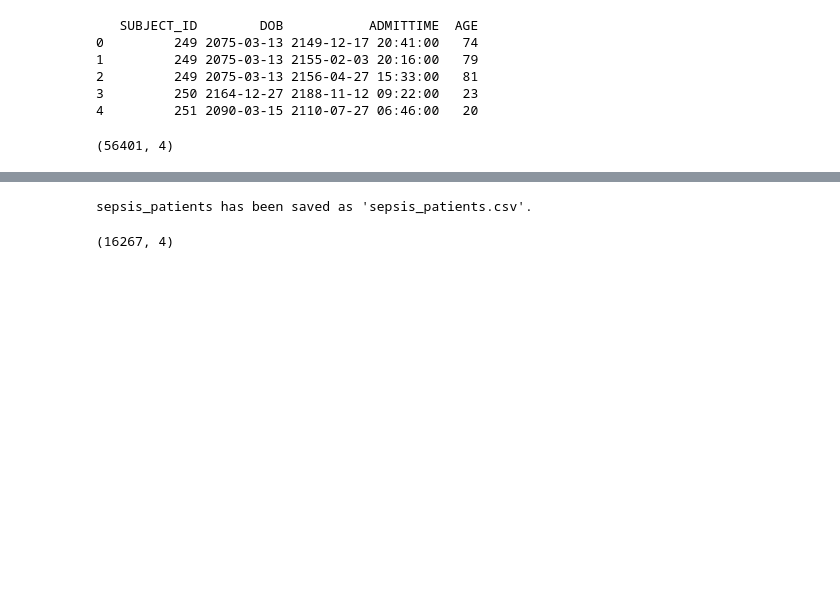
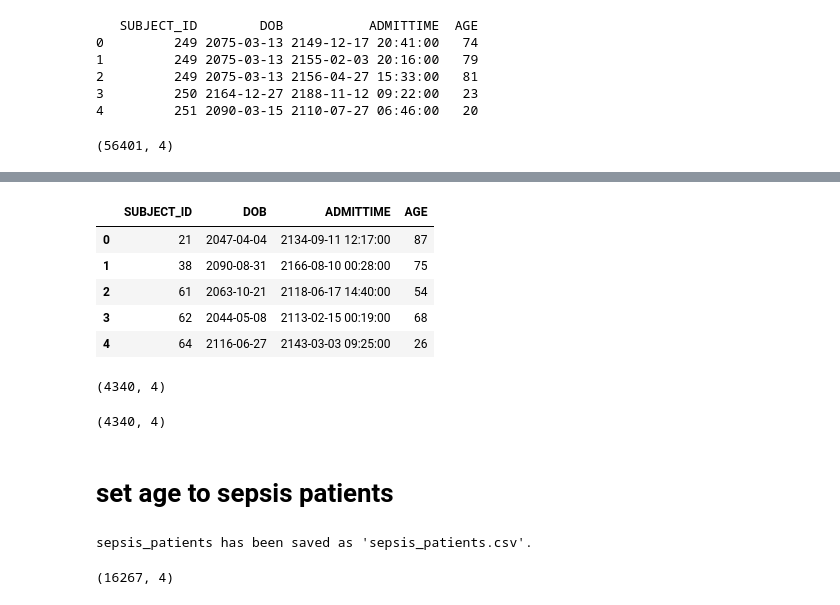
Before and after one commit to ParsaHaghighatgoo/mimic-analysis, a Jupyter notebook: ExtractSepsisPatients.ipynb, the cells around one changed output, grey strips where cells are left out. Drawn from its saved outputs; the diff is of its cells as text; code cells hidden in the pictures; blank space fills up the shorter version.

```diff
--- a/ExtractSepsisPatients.ipynb
+++ b/ExtractSepsisPatients.ipynb
@@ -349,6 +304,6 @@ Name: ADMITTIME, dtype: object
 # %%
 # Merge PATIENTS (cleaned) and ADMISSIONS (cleaned)
-merged_df = pd.merge(
+patients_with_admissions_with_age = pd.merge(
     patients_cleaned[['SUBJECT_ID', 'DOB']],
     admissions[['SUBJECT_ID', 'ADMITTIME']],
     on='SUBJECT_ID',
@@ -356,13 +311,13 @@ merged_df = pd.merge(
 )
 
 # Calculate age using native Python datetime
-merged_df['AGE'] = merged_df.apply(
+patients_with_admissions_with_age['AGE'] = patients_with_admissions_with_age.apply(
     lambda row: (row['ADMITTIME'].to_pydatetime() - row['DOB'].to_pydatetime()).days // 365 if row['DOB'] and row['ADMITTIME'] else None,
     axis=1
 )
 
 # Display results
-print(merged_df[['SUBJECT_ID', 'DOB', 'ADMITTIME', 'AGE']].head())
+print(patients_with_admissions_with_age[['SUBJECT_ID', 'DOB', 'ADMITTIME', 'AGE']].head())
 # %% [output]
    SUBJECT_ID        DOB           ADMITTIME  AGE
 0         249 2075-03-13 2149-12-17 20:41:00   74
@@ -418,0 +332,4 @@ Name: DOB, dtype: datetime64[ns]
+# %%
+# choose sepsis patients from admissions
+filtered_age = patients_with_admissions_with_age[patients_with_admissions_with_age['SUBJECT_ID'].isin(sepsis_patients_corrected['SUBJECT_ID'])]
+filtered_age.shape
@@ -418,0 +338,3 @@ Name: DOB, dtype: datetime64[ns]
+# %%
+filtered_age = filtered_age.sort_values(by='ADMITTIME')
+filtered_admissions.head()
@@ -418,0 +354,3 @@ Name: DOB, dtype: datetime64[ns]
+# %%
+# Group by `subject_id` and keep the first occurrence for duplicates
+unique_or_first_age = filtered_age.groupby('SUBJECT_ID', as_index=False).first()
@@ -418,0 +364,14 @@ Name: DOB, dtype: datetime64[ns]
+# %%
+unique_or_first_age.shape
+unique_or_first_age.head()
+# %% [output]
+|  | SUBJECT_ID | DOB | ADMITTIME | AGE |
+| 0 | 21 | 2047-04-04 | 2134-09-11 12:17:00 | 87 |
+| 1 | 38 | 2090-08-31 | 2166-08-10 00:28:00 | 75 |
+| 2 | 61 | 2063-10-21 | 2118-06-17 14:40:00 | 54 |
+| 3 | 62 | 2044-05-08 | 2113-02-15 00:19:00 | 68 |
+| 4 | 64 | 2116-06-27 | 2143-03-03 09:25:00 | 26 |
+# %%
+unique_or_first_age.shape
+# %% [output]
+(4340, 4)
@@ -419,3 +380,9 @@ Name: DOB, dtype: datetime64[ns]
+# %%
+age_df.shape
+# %% [output]
+(4340, 4)
+# %% [markdown]
+# set age to sepsis patients
 # %%
 # Save the sepsis_patients DataFrame as a CSV file
 sepsis_patients.to_csv("sepsis_patients.csv", index=False)
```
Also changed, not shown: parts of 17 cells of this notebook.
